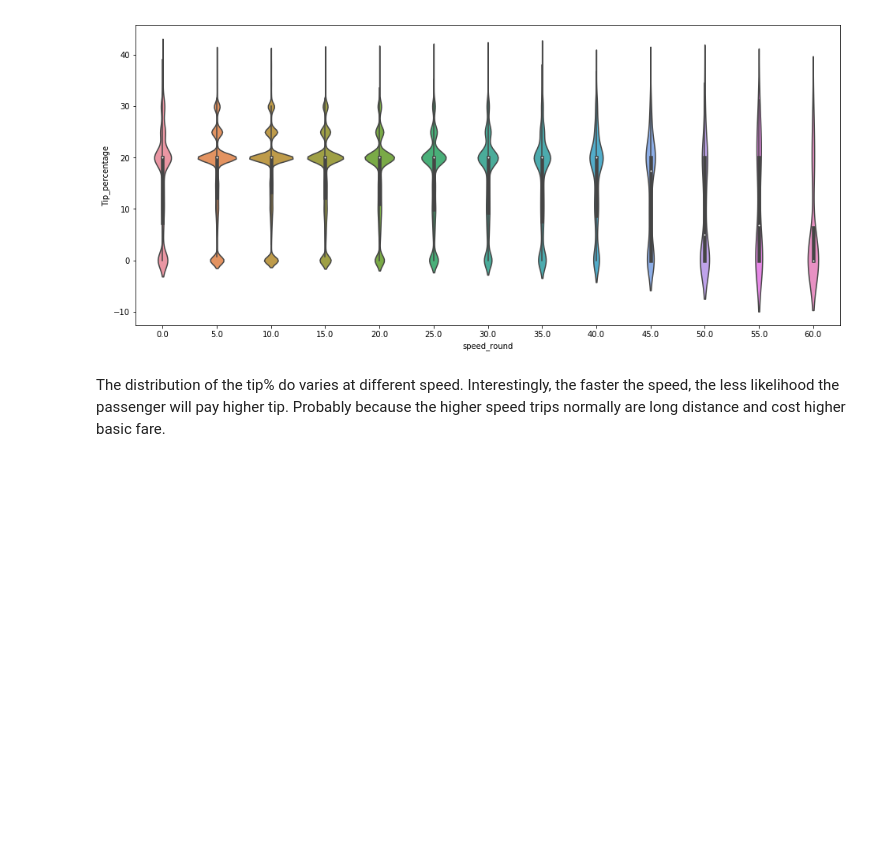
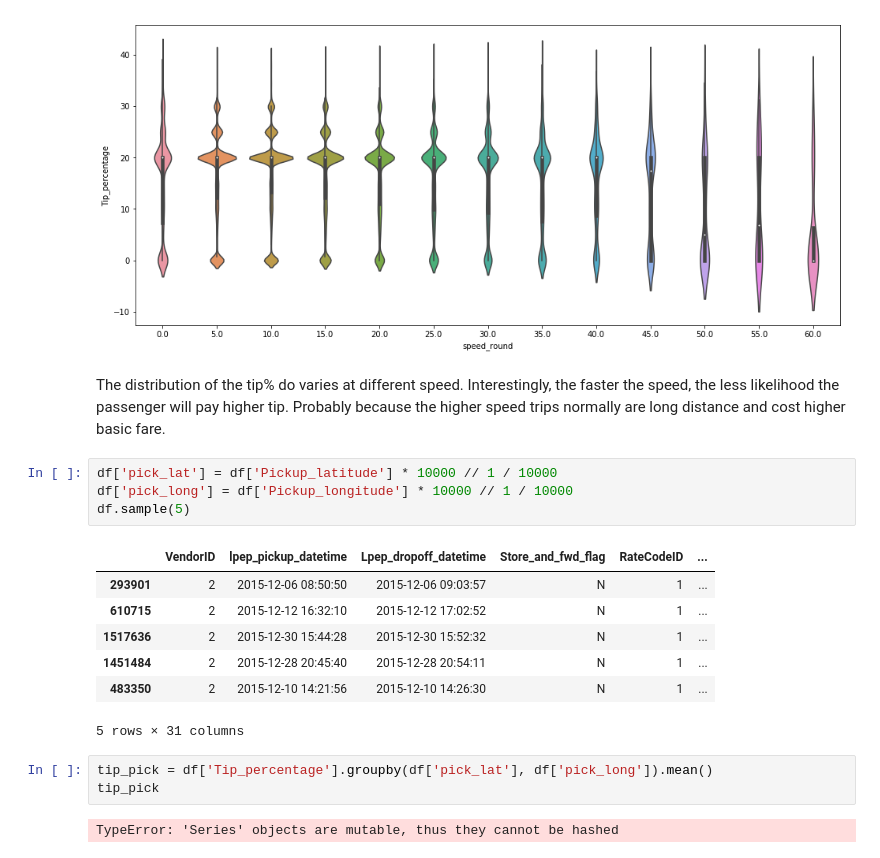
Before and after one commit to amartya21/codingrex.github.io, a Jupyter notebook: Final_Project.ipynb, the cells around one changed output. Cells and saved outputs as stored; diff of their text form; blank space fills up the shorter version.

```diff
--- a/Final_Project.ipynb
+++ b/Final_Project.ipynb
@@ -593,3 +594,20 @@ del temp
 [figure]
 # %% [markdown]
 The distribution of the tip% do varies at different speed. Interestingly, the faster the speed, the less likelihood the passenger will pay higher tip. Probably because the higher speed trips normally are long distance and cost higher basic fare.
+# %%
+df['pick_lat'] = df['Pickup_latitude'] * 10000 // 1 / 10000
+df['pick_long'] = df['Pickup_longitude'] * 10000 // 1 / 10000
+df.sample(5)
+# %% [output]
+|  | VendorID | lpep_pickup_datetime | Lpep_dropoff_datetime | Store_and_fwd_flag | RateCodeID | ... |
+| 293901 | 2 | 2015-12-06 08:50:50 | 2015-12-06 09:03:57 | N | 1 | ... |
+| 610715 | 2 | 2015-12-12 16:32:10 | 2015-12-12 17:02:52 | N | 1 | ... |
+| 1517636 | 2 | 2015-12-30 15:44:28 | 2015-12-30 15:52:32 | N | 1 | ... |
+| 1451484 | 2 | 2015-12-28 20:45:40 | 2015-12-28 20:54:11 | N | 1 | ... |
+| 483350 | 2 | 2015-12-10 14:21:56 | 2015-12-10 14:26:30 | N | 1 | ... |
+5 rows × 31 columns
+# %%
+tip_pick = df['Tip_percentage'].groupby(df['pick_lat'], df['pick_long']).mean()
+tip_pick
+# %% [output]
+TypeError: 'Series' objects are mutable, thus they cannot be hashed
```
Also changed, not shown: parts of 4 cells of this notebook.
